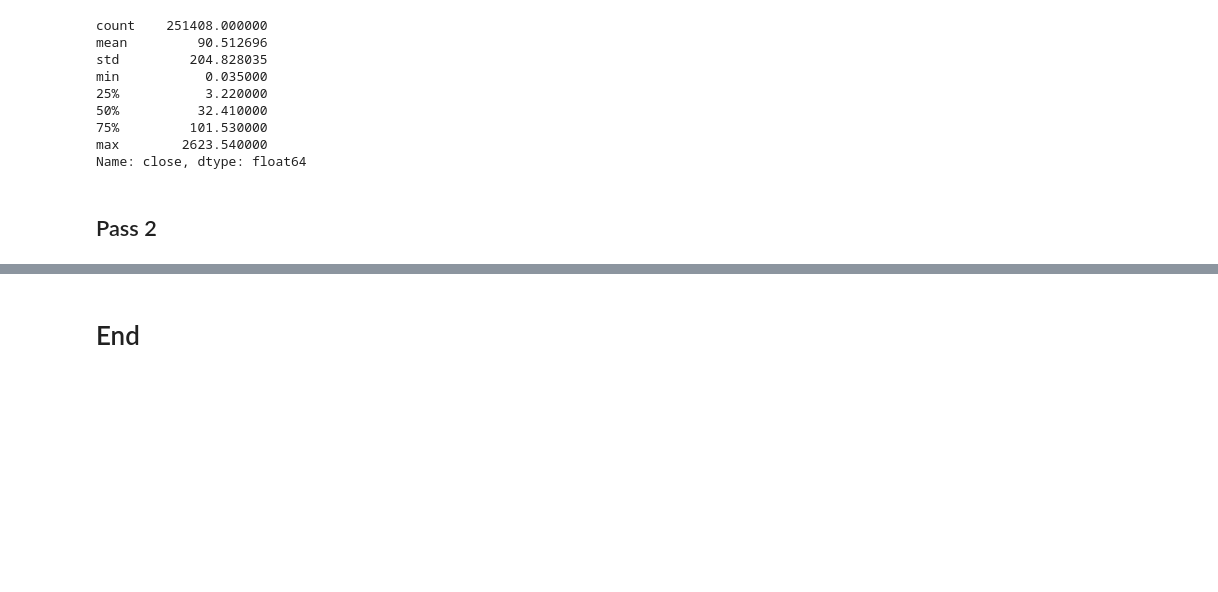
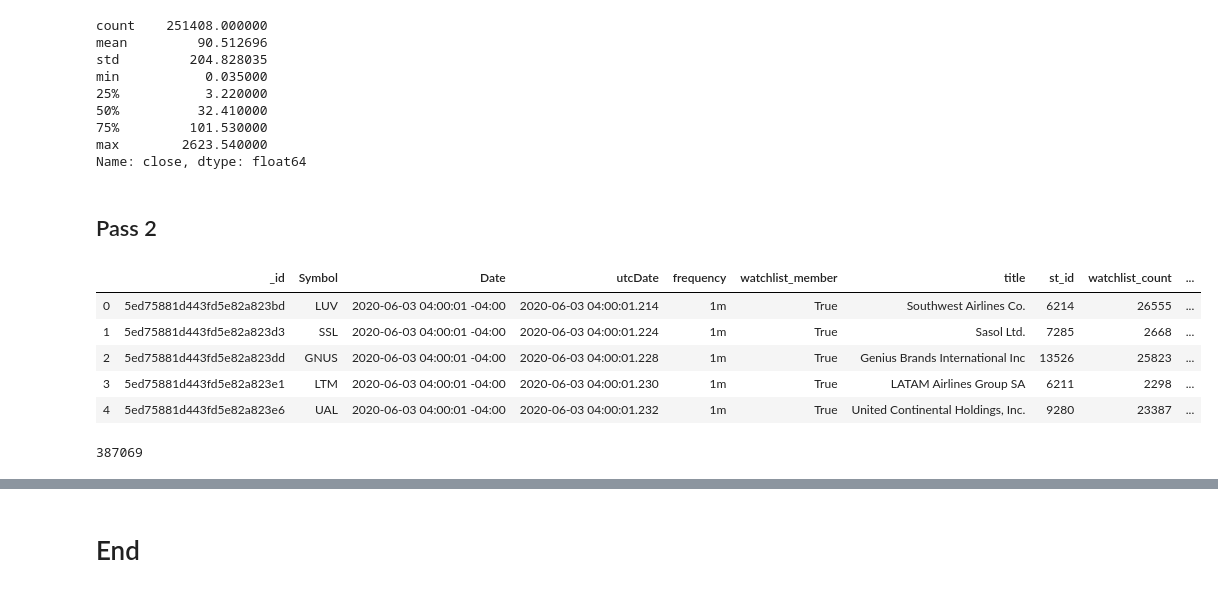
Before and after one commit to jcanque777/stock_market_data_prediction, a Jupyter notebook: msft_data.ipynb, the cells around one changed output, grey strips where cells are left out. Drawn from its saved outputs; the diff is of its cells as text; code cells hidden in the pictures; blank space fills up the shorter version.

```diff
--- a/msft_data.ipynb
+++ b/msft_data.ipynb
@@ -1271,0 +1272,15 @@ Name: close, dtype: float64
+# %%
+df_copy3 = deepcopy(all_stocks_intraday_df)
+# %%
+df_copy3.head()
+# %% [output]
+|  | _id | Symbol | Date | utcDate | frequency | watchlist_member | title | st_id | watchlist_count | ... |
+| 0 | 5ed75881d443fd5e82a823bd | LUV | 2020-06-03 04:00:01 -04:00 | 2020-06-03 04:00:01.214 | 1m | True | Southwest Airlines Co. | 6214 | 26555 | ... |
+| 1 | 5ed75881d443fd5e82a823d3 | SSL | 2020-06-03 04:00:01 -04:00 | 2020-06-03 04:00:01.224 | 1m | True | Sasol Ltd. | 7285 | 2668 | ... |
+| 2 | 5ed75881d443fd5e82a823dd | GNUS | 2020-06-03 04:00:01 -04:00 | 2020-06-03 04:00:01.228 | 1m | True | Genius Brands International Inc | 13526 | 25823 | ... |
+| 3 | 5ed75881d443fd5e82a823e1 | LTM | 2020-06-03 04:00:01 -04:00 | 2020-06-03 04:00:01.230 | 1m | True | LATAM Airlines Group SA | 6211 | 2298 | ... |
+| 4 | 5ed75881d443fd5e82a823e6 | UAL | 2020-06-03 04:00:01 -04:00 | 2020-06-03 04:00:01.232 | 1m | True | United Continental Holdings, Inc. | 9280 | 23387 | ... |
+# %%
+df_copy3.vwap.isna().sum()
+# %% [output]
+387069
```
Also changed, not shown: parts of 19 cells of this notebook.
